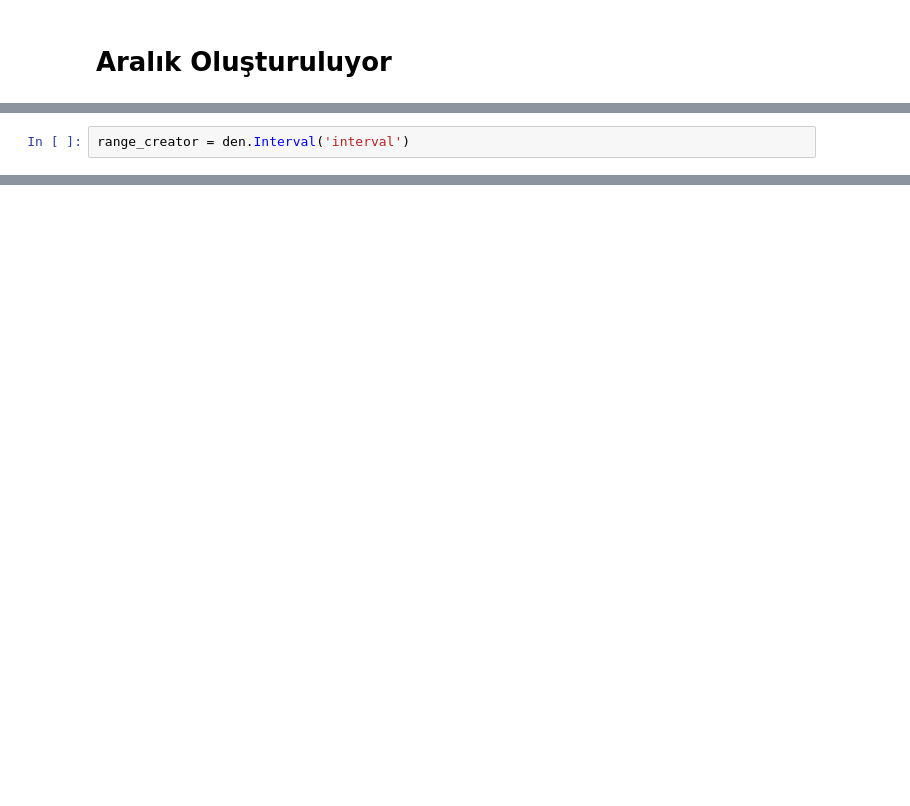
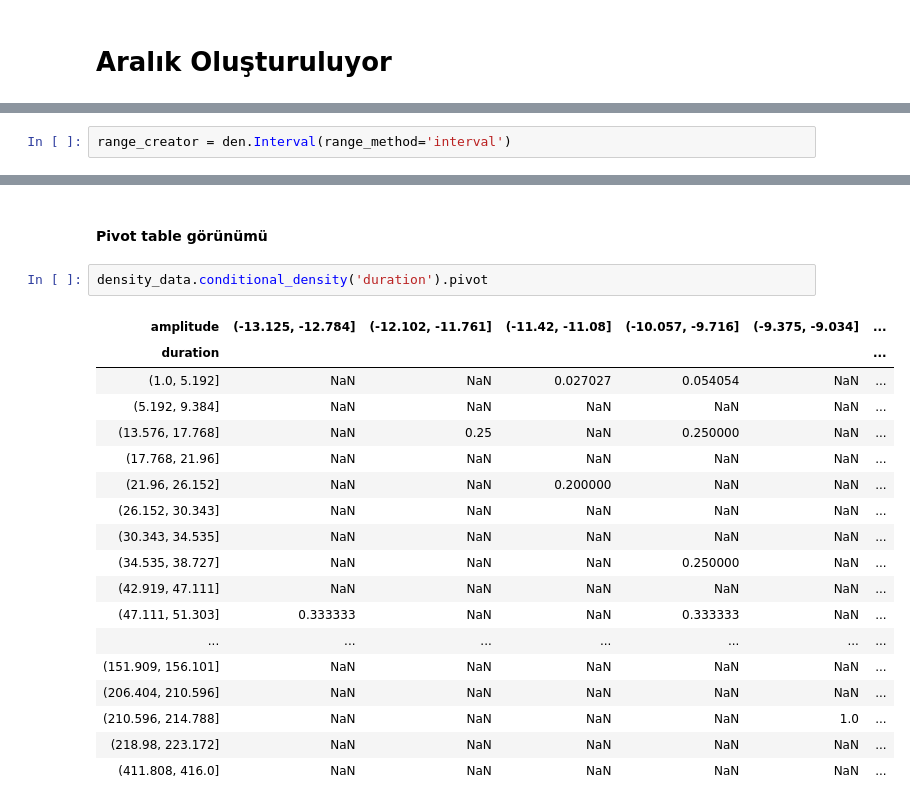
Before and after one commit to birdalugur/cefis2, a Jupyter notebook: Density Example.ipynb, the cells around one changed output, grey strips where cells are left out. Drawn from its saved outputs; the diff is of its cells as text; blank space fills up the shorter version.

```diff
--- a/Density Example.ipynb
+++ b/Density Example.ipynb
@@ -15,2 +36,2 @@ data = veri.loc["18:00:00"]
 # %%
-range_creator = den.Interval('interval')
+range_creator = den.Interval(range_method='interval')
@@ -35,0 +124,23 @@ veri
+# %% [markdown]
+#### Pivot table görünümü
+# %%
+density_data.conditional_density('duration').pivot
+# %% [output]
+| amplitude | (-13.125, -12.784] | (-12.102, -11.761] | (-11.42, -11.08] | (-10.057, -9.716] | (-9.375, -9.034] | ... |
+| duration |  |  |  |  |  | ... |
+| (1.0, 5.192] | NaN | NaN | 0.027027 | 0.054054 | NaN | ... |
+| (5.192, 9.384] | NaN | NaN | NaN | NaN | NaN | ... |
+| (13.576, 17.768] | NaN | 0.25 | NaN | 0.250000 | NaN | ... |
+| (17.768, 21.96] | NaN | NaN | NaN | NaN | NaN | ... |
+| (21.96, 26.152] | NaN | NaN | 0.200000 | NaN | NaN | ... |
+| (26.152, 30.343] | NaN | NaN | NaN | NaN | NaN | ... |
+| (30.343, 34.535] | NaN | NaN | NaN | NaN | NaN | ... |
+| (34.535, 38.727] | NaN | NaN | NaN | 0.250000 | NaN | ... |
+| (42.919, 47.111] | NaN | NaN | NaN | NaN | NaN | ... |
+| (47.111, 51.303] | 0.333333 | NaN | NaN | 0.333333 | NaN | ... |
+| ... | ... | ... | ... | ... | ... | ... |
+| (151.909, 156.101] | NaN | NaN | NaN | NaN | NaN | ... |
+| (206.404, 210.596] | NaN | NaN | NaN | NaN | NaN | ... |
+| (210.596, 214.788] | NaN | NaN | NaN | NaN | 1.0 | ... |
+| (218.98, 223.172] | NaN | NaN | NaN | NaN | NaN | ... |
+| (411.808, 416.0] | NaN | NaN | NaN | NaN | NaN | ... |
```
Also changed, not shown: parts of 32 cells of this notebook, 2 other files.
